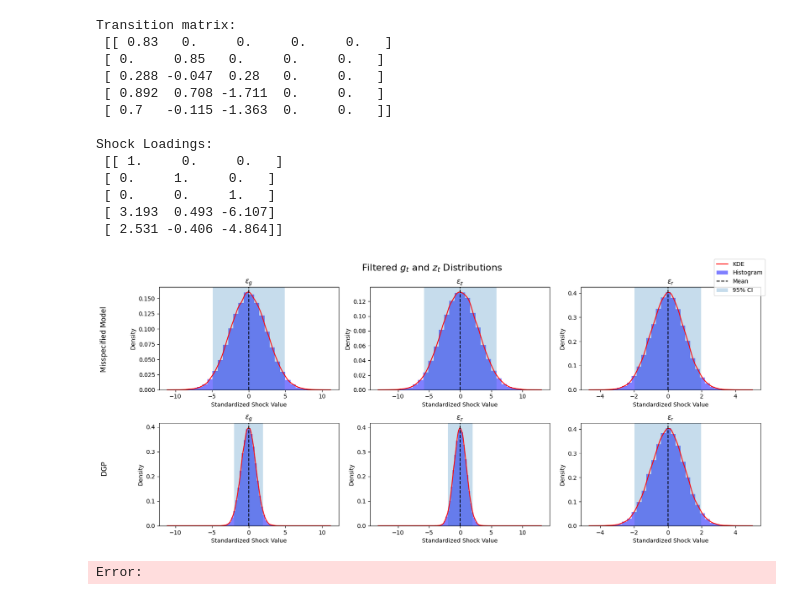
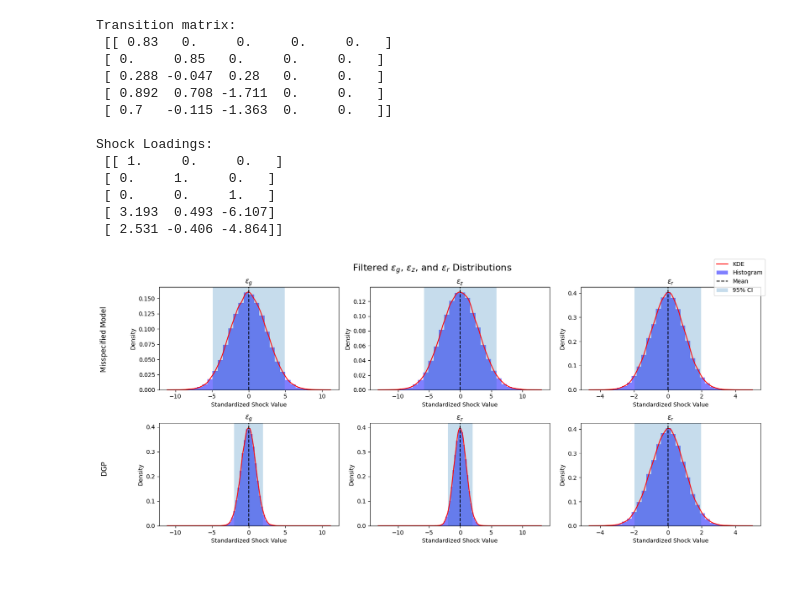
Before and after one commit to GongJr0/sdsge-scripts, a Jupyter notebook: misspec_tests/policy_under_misspec.ipynb, the cells around one changed output. Saved outputs shown, nothing was run; the diff lists cells and outputs as text; code cells hidden in the pictures.

```diff
--- a/misspec_tests/policy_under_misspec.ipynb
+++ b/misspec_tests/policy_under_misspec.ipynb
@@ -218,36 +218,35 @@ fig.text(
     va="center",
     ha="center",
     rotation="vertical",
     fontsize=12
 )
 
 fig.text(
     0.01, 0.28,
     "DGP",
     va="center",
     ha="center",
     rotation="vertical",
     fontsize=12
 )
 
 # Deduplicate legend labels
 handles, labels = [], []
 for ax in axes.flat:
     h, l = ax.get_legend_handles_labels()
     for handle, label in zip(h, l):
         if label not in labels:
             handles.append(handle)
             labels.append(label)
 
 fig.legend(handles, labels, loc="upper right")
 
 # Leave room on the left for the vertical row labels and the title at the top
 plt.tight_layout(rect=[0.04, 0, 1, 0.95])
-plt.suptitle("Filtered $g_t$ and $z_t$ Distributions", fontsize=16)
+plt.suptitle(r"Filtered $\epsilon_g$, $\epsilon_z$, and $\epsilon_r$ Distributions", fontsize=16)
 plt.show()
 # %% [output]
-[figure, old version]
+[figure, new version]
-Error:
 # %%
 # Covariance matrices
 print("Covariance of filtered shocks under misspecified model:\n", np.cov(gzr_misspec.T).round(3))
```
Also changed, not shown: parts of 2 cells of this notebook, 3 other files.
